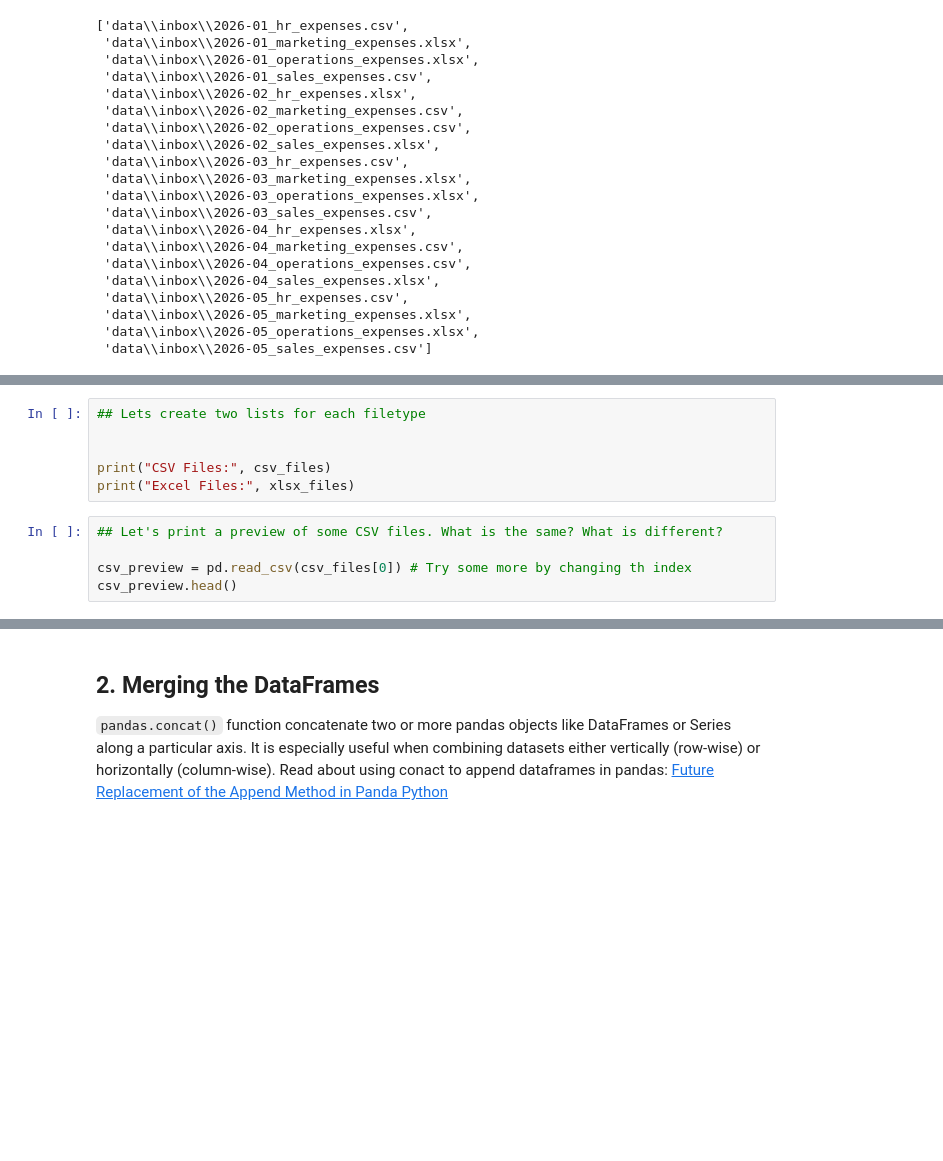
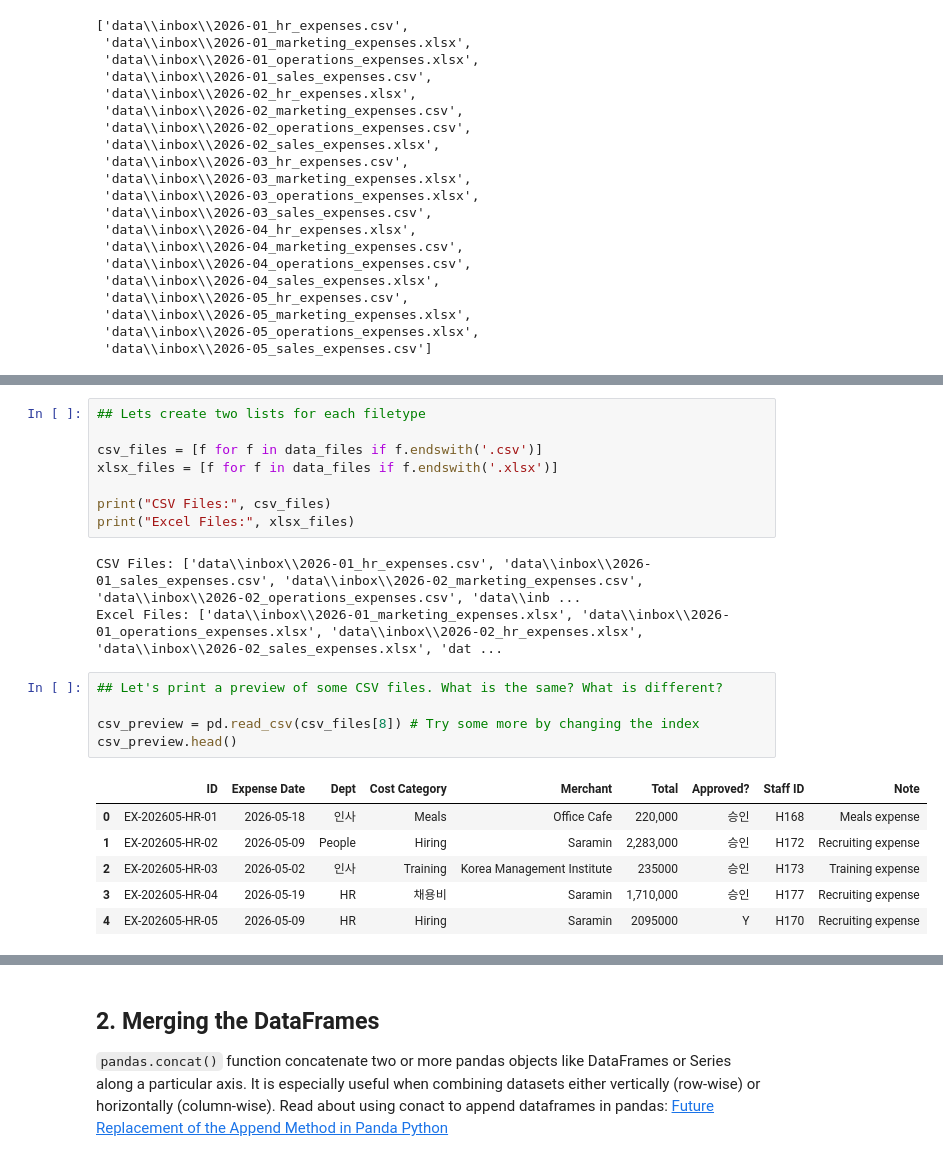
Before and after one commit to gmseong/BAM5103, a Jupyter notebook: session4_exercise.ipynb, the cells around one changed output, grey strips where cells are left out. Cells and saved outputs as stored; diff of their text form; blank space fills up the shorter version.

Commit message:
Combined all dataframe

```diff
--- a/session4_exercise.ipynb
+++ b/session4_exercise.ipynb
@@ -100,14 +112,26 @@ files_df.head()
 # %%
 ## Lets create two lists for each filetype
 
+csv_files = [f for f in data_files if f.endswith('.csv')]
+xlsx_files = [f for f in data_files if f.endswith('.xlsx')]
 
 print("CSV Files:", csv_files)
 print("Excel Files:", xlsx_files)
+# %% [output]
+CSV Files: ['data\\inbox\\2026-01_hr_expenses.csv', 'data\\inbox\\2026-01_sales_expenses.csv', 'data\\inbox\\2026-02_marketing_expenses.csv', 'data\\inbox\\2026-02_operations_expenses.csv', 'data\\inb ...
+Excel Files: ['data\\inbox\\2026-01_marketing_expenses.xlsx', 'data\\inbox\\2026-01_operations_expenses.xlsx', 'data\\inbox\\2026-02_hr_expenses.xlsx', 'data\\inbox\\2026-02_sales_expenses.xlsx', 'dat ...
 # %%
 ## Let's print a preview of some CSV files. What is the same? What is different?
 
-csv_preview = pd.read_csv(csv_files[0]) # Try some more by changing th index
+csv_preview = pd.read_csv(csv_files[8]) # Try some more by changing the index
 csv_preview.head()
+# %% [output]
+|  | ID | Expense Date | Dept | Cost Category | Merchant | Total | Approved? | Staff ID | Note |
+| 0 | EX-202605-HR-01 | 2026-05-18 | 인사 | Meals | Office Cafe | 220,000 | 승인 | H168 | Meals expense |
+| 1 | EX-202605-HR-02 | 2026-05-09 | People | Hiring | Saramin | 2,283,000 | 승인 | H172 | Recruiting expense |
+| 2 | EX-202605-HR-03 | 2026-05-02 | 인사 | Training | Korea Management Institute | 235000 | 승인 | H173 | Training expense |
+| 3 | EX-202605-HR-04 | 2026-05-19 | HR | 채용비 | Saramin | 1,710,000 | 승인 | H177 | Recruiting expense |
+| 4 | EX-202605-HR-05 | 2026-05-09 | HR | Hiring | Saramin | 2095000 | Y | H170 | Recruiting expense |
 # %%
 ## Let's do the same for the Excel files
 
```
Also changed, not shown: parts of 7 cells of this notebook, 2 other files.
